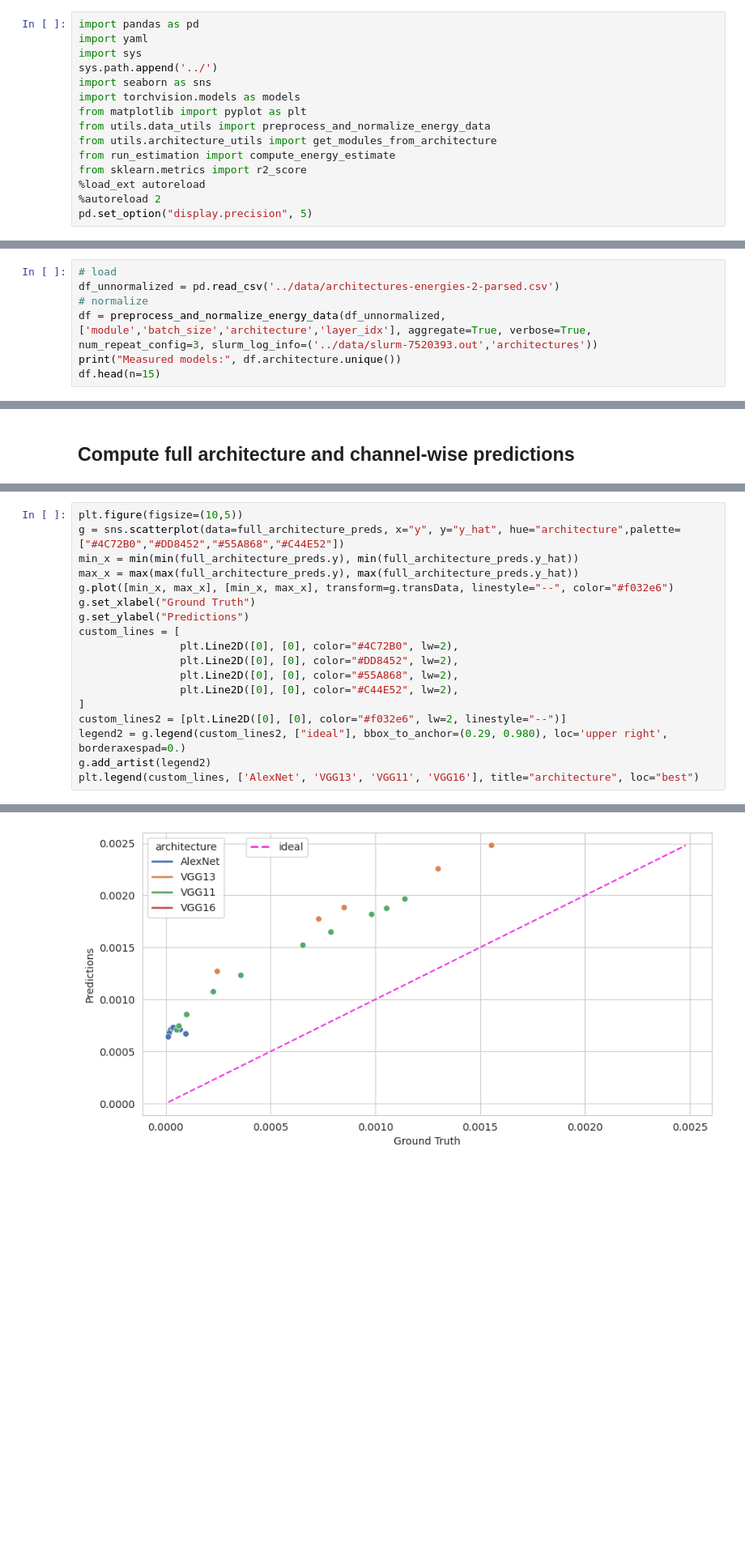
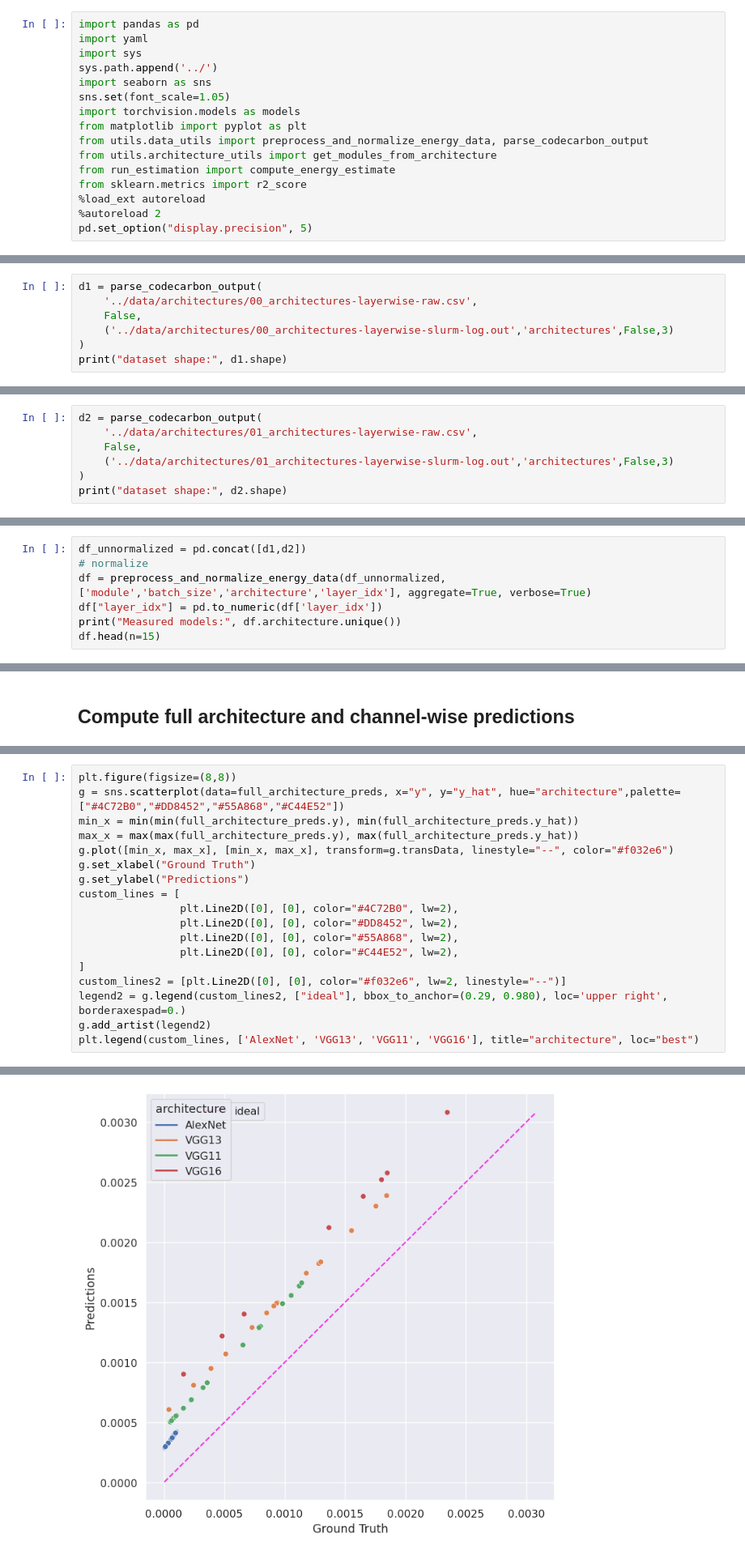
Before and after one commit to JohannesGetzner/dl-energy-estimator, a Jupyter notebook: estimator/architecture-estimates.ipynb, the cells around one changed output, grey strips where cells are left out. Shown: that part at 81% size. Saved outputs shown, nothing was run; the diff lists cells and outputs as text; blank space fills up the shorter version.

Commit message:
created new data_files for the model_fitting; updated model_fitting notebook and saved models

```diff
--- a/estimator/architecture-estimates.ipynb
+++ b/estimator/architecture-estimates.ipynb
@@ -4,9 +4,10 @@ import yaml
 import sys
 sys.path.append('../')
 import seaborn as sns
+sns.set(font_scale=1.05)
 import torchvision.models as models
 from matplotlib import pyplot as plt
-from utils.data_utils import preprocess_and_normalize_energy_data
+from utils.data_utils import preprocess_and_normalize_energy_data, parse_codecarbon_output
 from utils.architecture_utils import get_modules_from_architecture
 from run_estimation import compute_energy_estimate
 from sklearn.metrics import r2_score
@@ -32,3 +33,10 @@ architectures_dict = {
 # %% [markdown]
 # Data Preparation
 ## Load Data & Normalize
+# %%
+d1 = parse_codecarbon_output(
+    '../data/architectures/00_architectures-layerwise-raw.csv',
+    False,
+    ('../data/architectures/00_architectures-layerwise-slurm-log.out','architectures',False,3)
+)
+print("dataset shape:", d1.shape)
@@ -34,0 +46,7 @@ architectures_dict = {
+# %%
+d2 = parse_codecarbon_output(
+    '../data/architectures/01_architectures-layerwise-raw.csv',
+    False,
+    ('../data/architectures/01_architectures-layerwise-slurm-log.out','architectures',False,3)
+)
+print("dataset shape:", d2.shape)
@@ -35,8 +56,8 @@ architectures_dict = {
 # %%
-# load
-df_unnormalized = pd.read_csv('../data/architectures-energies-2-parsed.csv')
+df_unnormalized = pd.concat([d1,d2])
 # normalize
-df = preprocess_and_normalize_energy_data(df_unnormalized,['module','batch_size','architecture','layer_idx'], aggregate=True, verbose=True, num_repeat_config=3, slurm_log_info=('../data/slurm-7520393.out','architectures'))
+df = preprocess_and_normalize_energy_data(df_unnormalized,['module','batch_size','architecture','layer_idx'], aggregate=True, verbose=True)
+df["layer_idx"] = pd.to_numeric(df['layer_idx'])
 print("Measured models:", df.architecture.unique())
 df.head(n=15)
 # %% [output]
@@ -220,24 +261,24 @@ Avg-Abs-%-Deviation: 414.95%
 # %%
-plt.figure(figsize=(10,5))
+plt.figure(figsize=(8,8))
 g = sns.scatterplot(data=full_architecture_preds, x="y", y="y_hat", hue="architecture",palette=["#4C72B0","#DD8452","#55A868","#C44E52"])
 min_x = min(min(full_architecture_preds.y), min(full_architecture_preds.y_hat))
 max_x = max(max(full_architecture_preds.y), max(full_architecture_preds.y_hat))
 g.plot([min_x, max_x], [min_x, max_x], transform=g.transData, linestyle="--", color="#f032e6")
 g.set_xlabel("Ground Truth")
 g.set_ylabel("Predictions")
 custom_lines = [
                 plt.Line2D([0], [0], color="#4C72B0", lw=2),
                 plt.Line2D([0], [0], color="#DD8452", lw=2),
                 plt.Line2D([0], [0], color="#55A868", lw=2),
                 plt.Line2D([0], [0], color="#C44E52", lw=2),
 ]
 custom_lines2 = [plt.Line2D([0], [0], color="#f032e6", lw=2, linestyle="--")]
 legend2 = g.legend(custom_lines2, ["ideal"], bbox_to_anchor=(0.29, 0.980), loc='upper right', borderaxespad=0.)
 g.add_artist(legend2)
 plt.legend(custom_lines, ['AlexNet', 'VGG13', 'VGG11', 'VGG16'], title="architecture", loc="best")
 # %% [output]
 <matplotlib.legend.Legend at 0x...>
-[figure, old version]
+[figure, new version]
 # %% [markdown]
 # Channel-wise estimates
 # %%
```
Also changed, not shown: parts of 8 cells of this notebook, 37 other files.
